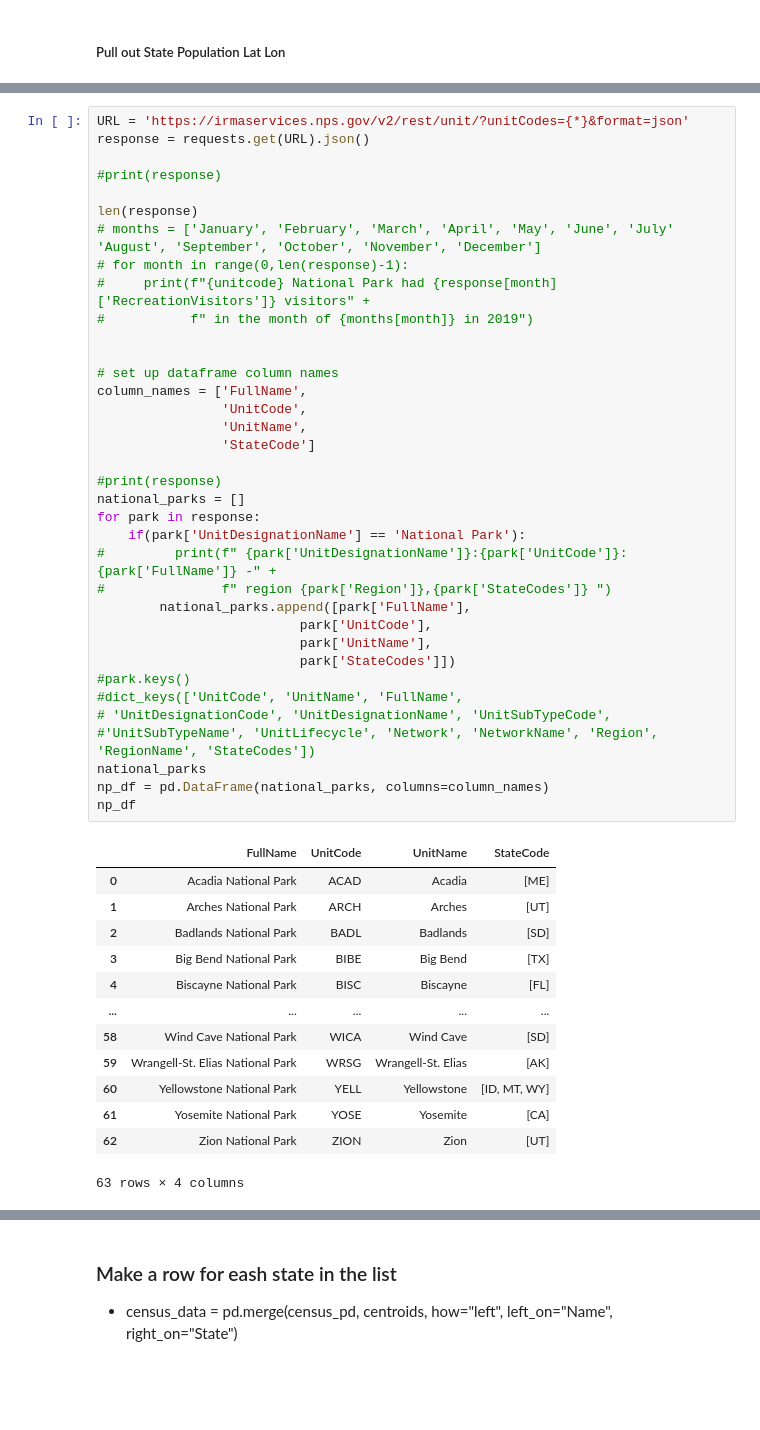
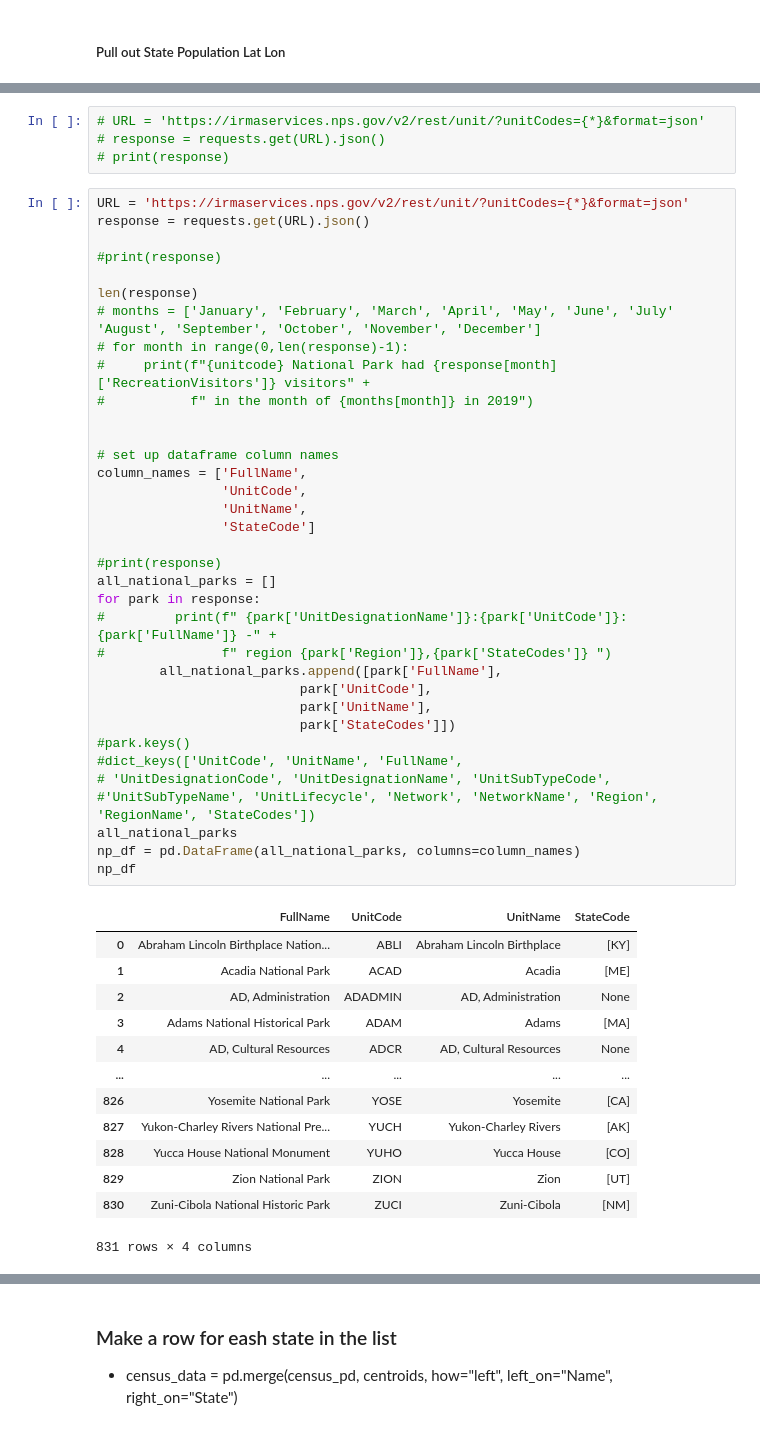
Before and after one commit to Eng-Hisham991/National_Park_Analysis, a Jupyter notebook: parks_visitors_v_population.ipynb, the cells around one changed output, grey strips where cells are left out. Saved outputs shown, nothing was run; the diff lists cells and outputs as text; blank space fills up the shorter version.

```diff
--- a/parks_visitors_v_population.ipynb
+++ b/parks_visitors_v_population.ipynb
@@ -206,50 +169,53 @@ pop_df
+# %%
+# URL = 'https://irmaservices.nps.gov/v2/rest/unit/?unitCodes={*}&format=json'
+# response = requests.get(URL).json()
+# print(response)
 # %%
 URL = 'https://irmaservices.nps.gov/v2/rest/unit/?unitCodes={*}&format=json'
 response = requests.get(URL).json()
 
 #print(response)
 
 len(response)
 # months = ['January', 'February', 'March', 'April', 'May', 'June', 'July' 'August', 'September', 'October', 'November', 'December']
 # for month in range(0,len(response)-1):
 #     print(f"{unitcode} National Park had {response[month]['RecreationVisitors']} visitors" +
 #           f" in the month of {months[month]} in 2019")
 
 
 # set up dataframe column names
 column_names = ['FullName',
                 'UnitCode',
                 'UnitName',
                 'StateCode']
 
 #print(response)
-national_parks = []
+all_national_parks = []
 for park in response:
-    if(park['UnitDesignationName'] == 'National Park'):
 #         print(f" {park['UnitDesignationName']}:{park['UnitCode']}: {park['FullName']} -" +
 #               f" region {park['Region']},{park['StateCodes']} ")
-        national_parks.append([park['FullName'],
+        all_national_parks.append([park['FullName'],
                           park['UnitCode'],
                           park['UnitName'],
                           park['StateCodes']])
 #park.keys()
 #dict_keys(['UnitCode', 'UnitName', 'FullName',
 # 'UnitDesignationCode', 'UnitDesignationName', 'UnitSubTypeCode',
 #'UnitSubTypeName', 'UnitLifecycle', 'Network', 'NetworkName', 'Region', 'RegionName', 'StateCodes'])
-national_parks
-np_df = pd.DataFrame(national_parks, columns=column_names)
+all_national_parks
+np_df = pd.DataFrame(all_national_parks, columns=column_names)
 np_df
 # %% [output]
 |  | FullName | UnitCode | UnitName | StateCode |
-| 0 | Acadia National Park | ACAD | Acadia | [ME] |
-| 1 | Arches National Park | ARCH | Arches | [UT] |
-| 2 | Badlands National Park | BADL | Badlands | [SD] |
-| 3 | Big Bend National Park | BIBE | Big Bend | [TX] |
-| 4 | Biscayne National Park | BISC | Biscayne | [FL] |
+| 0 | Abraham Lincoln Birthplace Nation... | ABLI | Abraham Lincoln Birthplace | [KY] |
+| 1 | Acadia National Park | ACAD | Acadia | [ME] |
+| 2 | AD, Administration | ADADMIN | AD, Administration | None |
+| 3 | Adams National Historical Park | ADAM | Adams | [MA] |
+| 4 | AD, Cultural Resources | ADCR | AD, Cultural Resources | None |
 | ... | ... | ... | ... | ... |
-| 58 | Wind Cave National Park | WICA | Wind Cave | [SD] |
-| 59 | Wrangell-St. Elias National Park | WRSG | Wrangell-St. Elias | [AK] |
-| 60 | Yellowstone National Park | YELL | Yellowstone | [ID, MT, WY] |
-| 61 | Yosemite National Park | YOSE | Yosemite | [CA] |
-| 62 | Zion National Park | ZION | Zion | [UT] |
+| 826 | Yosemite National Park | YOSE | Yosemite | [CA] |
+| 827 | Yukon-Charley Rivers National Pre... | YUCH | Yukon-Charley Rivers | [AK] |
+| 828 | Yucca House National Monument | YUHO | Yucca House | [CO] |
+| 829 | Zion National Park | ZION | Zion | [UT] |
+| 830 | Zuni-Cibola National Historic Park | ZUCI | Zuni-Cibola | [NM] |
-63 rows × 4 columns
+831 rows × 4 columns
```
Also changed, not shown: parts of 11 cells of this notebook, 6 other files.
